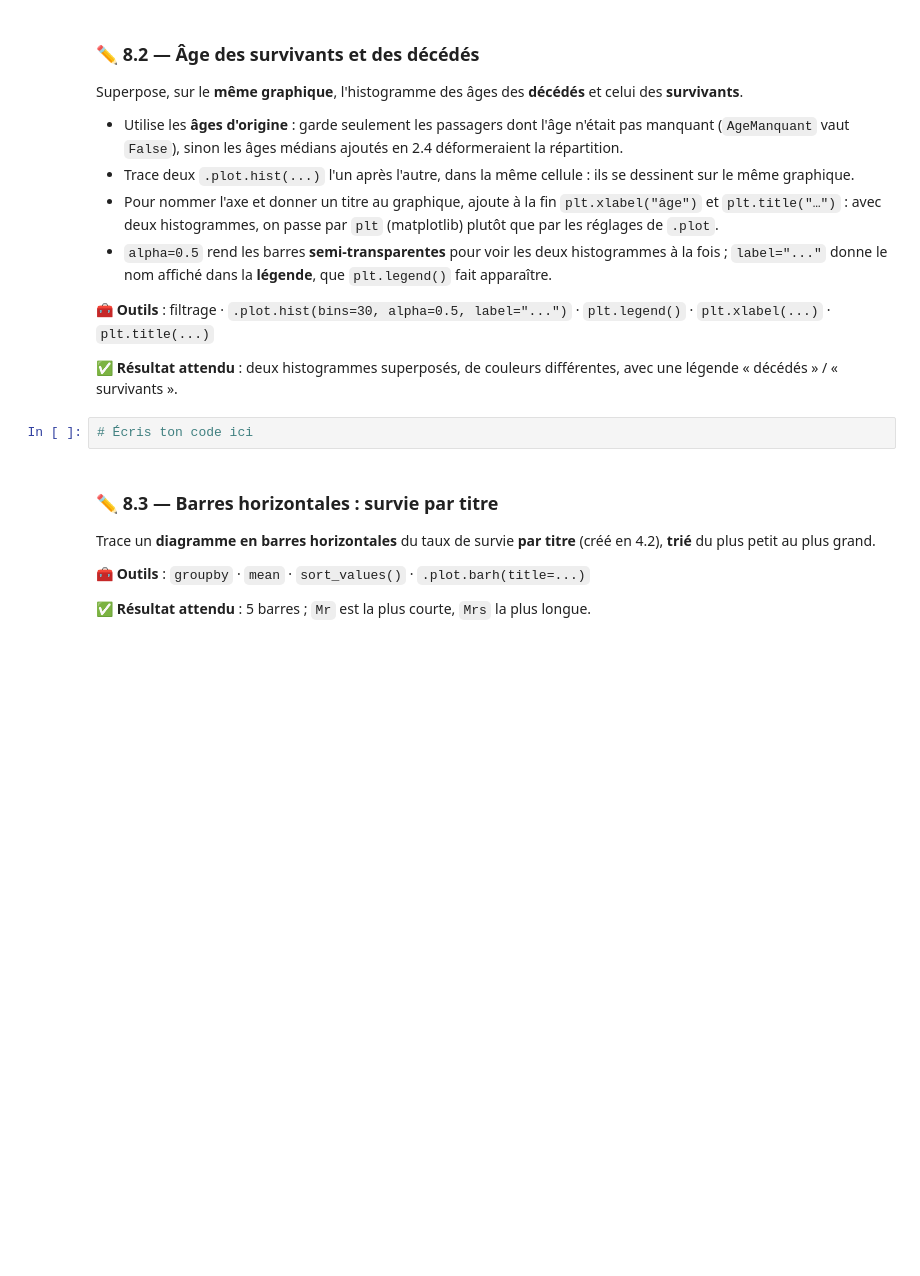
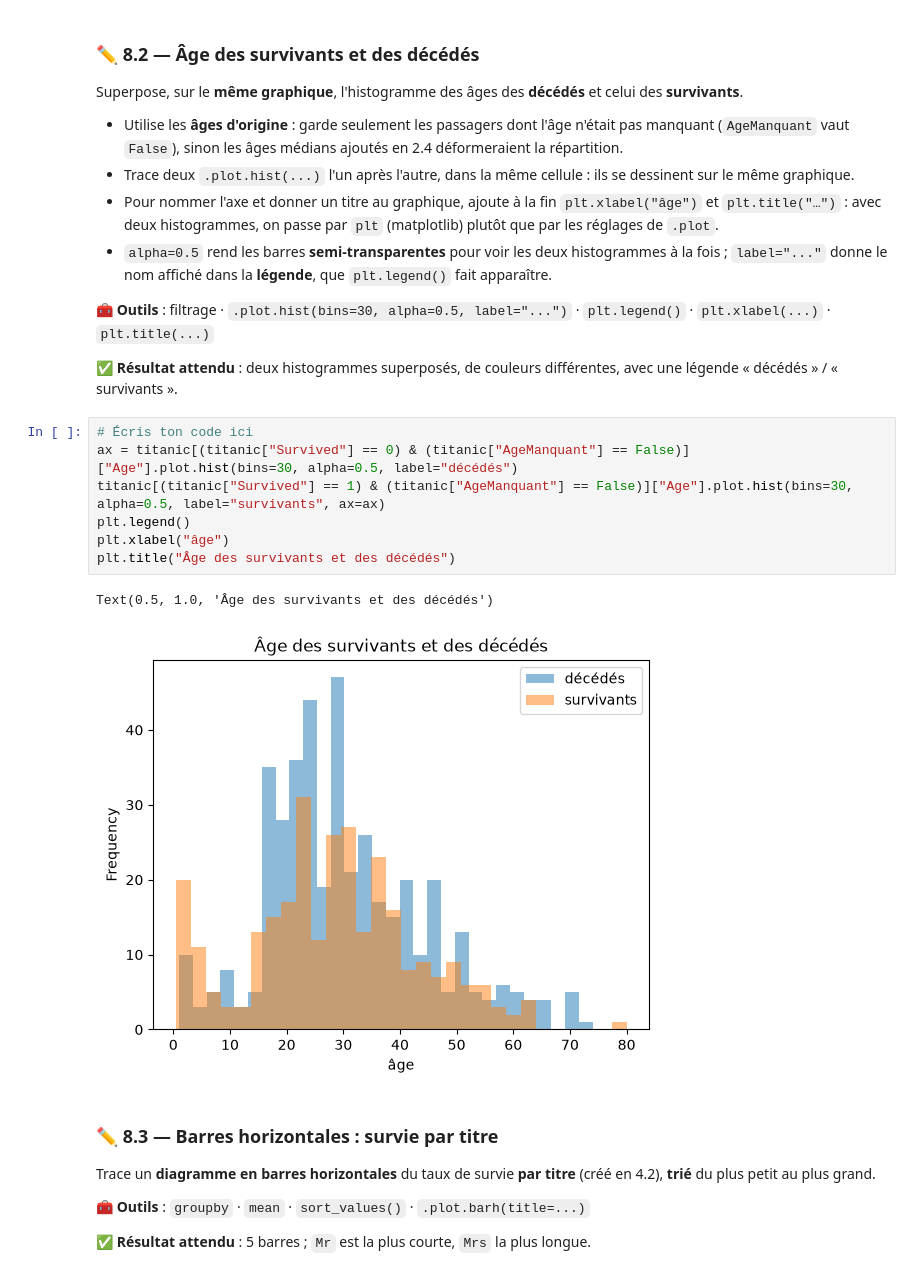
Before and after one commit to diaadk/Brief_fleur, a Jupyter notebook: 2_adapter_pandas_titanic.ipynb, the cells around one changed output. Saved outputs shown, nothing was run; the diff lists cells and outputs as text; blank space fills up the shorter version.

```diff
--- a/2_adapter_pandas_titanic.ipynb
+++ b/2_adapter_pandas_titanic.ipynb
@@ -484,8 +730,16 @@ Superpose, sur le **même graphique**, l'histogramme des âges des **décédés*
 🧰 **Outils** : filtrage · `.plot.hist(bins=30, alpha=0.5, label="...")` · `plt.legend()` · `plt.xlabel(...)` · `plt.title(...)`
 
 ✅ **Résultat attendu** : deux histogrammes superposés, de couleurs différentes, avec une légende « décédés » / « survivants ».
-# %%
-# Écris ton code ici
+# %%
+# Écris ton code ici
+ax = titanic[(titanic["Survived"] == 0) & (titanic["AgeManquant"] == False)]["Age"].plot.hist(bins=30, alpha=0.5, label="décédés")
+titanic[(titanic["Survived"] == 1) & (titanic["AgeManquant"] == False)]["Age"].plot.hist(bins=30, alpha=0.5, label="survivants", ax=ax)
+plt.legend()
+plt.xlabel("âge")
+plt.title("Âge des survivants et des décédés")
+# %% [output]
+Text(0.5, 1.0, 'Âge des survivants et des décédés')
+[figure, added]
 # %% [markdown]
 ### ✏️ 8.3 — Barres horizontales : survie par titre
 
```
Also changed, not shown: parts of 60 cells of this notebook, 2 other files.
